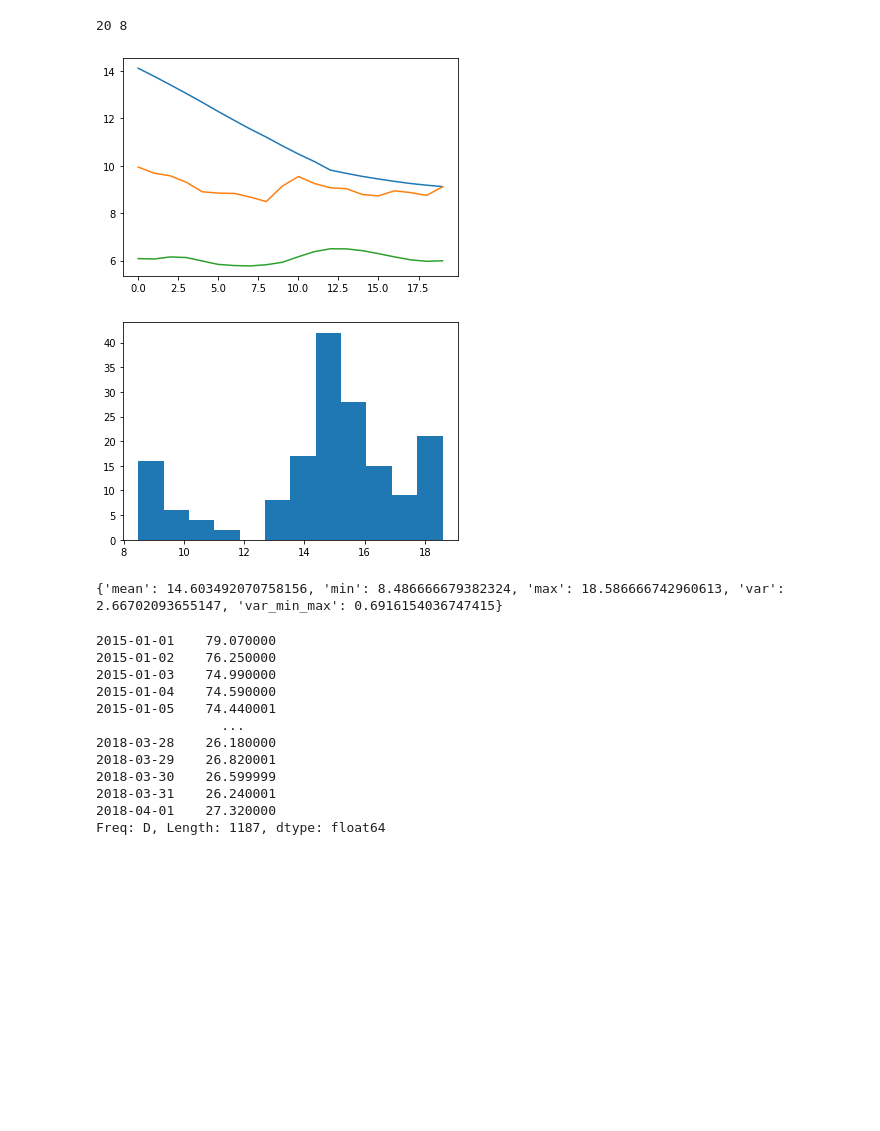
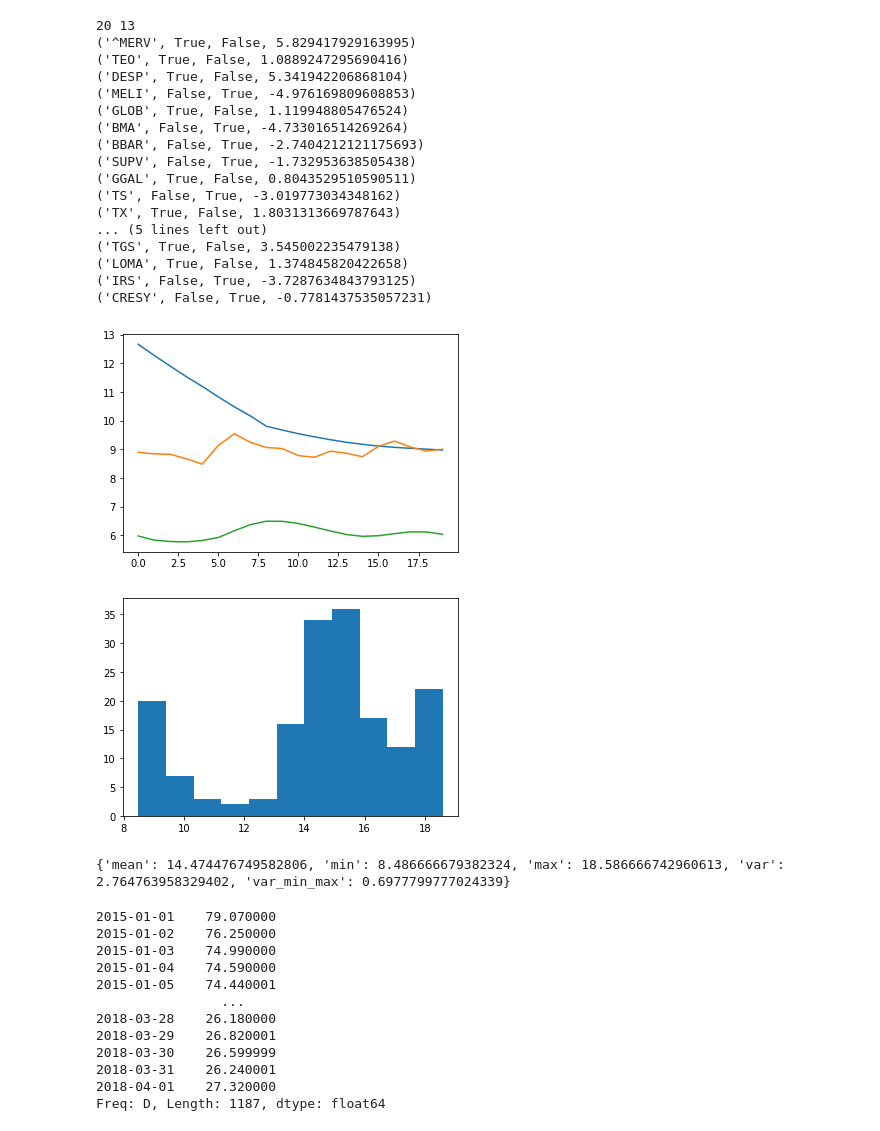
Before and after one commit to lmpizarro/financeExperiments, a Jupyter notebook: financial_exp.ipynb, the cells around one changed output. Saved outputs shown, nothing was run; the diff lists cells and outputs as text; code cells hidden in the pictures; blank space fills up the shorter version.

```diff
--- a/financial_exp.ipynb
+++ b/financial_exp.ipynb
@@ -1,5 +1,6 @@
 # %%
 from yahoofinancials import YahooFinancials
+import matplotlib.pyplot as plt
 import numpy as np
 
 def moving_average(data_set, periods=3):
@@ -10,10 +11,13 @@ def ma_n(close, len_ma):
     len_close = close.size
 
     ma_close = np.zeros(len_close)
+    std_close = np.zeros(len_close)
+
 
     if len_close > 2.0 * len_ma:
         for i in range(len_close - len_ma):
             ma_close[i+len_ma] = close[i: i+len_ma ].mean()
+            std_close[i+len_ma] = close[i: i+len_ma ].std()
     return ma_close
 
 def get_close(ticker, begin, end):
@@ -53,45 +57,64 @@ tickers_ = ['^DJI',  'F', 'GM', 'MSFT', 'IBM', 'AAPL', 'INTC']
 
 
 begin = '2019-01-21'
-end = '2019-09-20'
+end = '2019-09-26'
 len_ma = 20
 
 
 close, volume = get_close(ticker, begin, end)
 ma_close = ma_n(close, len_ma)
 
 for i,ticker in enumerate(tickers):
     gt, lt, pc, short_ma =  get_status_ma(ticker, begin, end, len_ma)
     tickers[i] = (ticker, gt, lt, pc)
 
 print(len(tickers), sum([t[1] for t in tickers]))
 
+for t in tickers:
+    print(t)
+
 plt.plot(ma_close[close.size-20:])
 plt.plot(close[close.size-20:])
 plt.plot(short_ma[close.size-20:])
 
 plt.show()
 
 hist = np.histogram(close)
-import matplotlib.pyplot as plt
+
 
 plt.hist(close, bins='auto')
 
 plt.show()
 
 dict_ = {'mean': close.mean(),
          'min': close.min(),
          'max': close.max(),
          'var': close.std()}
 
 dict_['var_min_max'] = (dict_['max'] - dict_['min'])/dict_['mean']
 
 print(dict_)
 # %% [output]
-20 8
+20 13
+('^MERV', True, False, 5.829417929163995)
+('TEO', True, False, 1.0889247295690416)
+('DESP', True, False, 5.341942206868104)
+('MELI', False, True, -4.976169809608853)
+('GLOB', True, False, 1.119948805476524)
+('BMA', False, True, -4.733016514269264)
+('BBAR', False, True, -2.7404212121175693)
+('SUPV', False, True, -1.732953638505438)
+('GGAL', True, False, 0.8043529510590511)
+('TS', False, True, -3.019773034348162)
+('TX', True, False, 1.8031313669787643)
+... (5 lines left out)
+('TGS', True, False, 3.545002235479138)
+('LOMA', True, False, 1.374845820422658)
+('IRS', False, True, -3.7287634843793125)
+('CRESY', False, True, -0.7781437535057231)
-[figure, old version]
+[figure, new version]
-[figure, old version]
+[figure, new version]
-{'mean': 14.603492070758156, 'min': 8.486666679382324, 'max': 18.586666742960613, 'var': 2.66702093655147, 'var_min_max': 0.6916154036747415}
+{'mean': 14.474476749582806, 'min': 8.486666679382324, 'max': 18.586666742960613, 'var': 2.764763958329402, 'var_min_max': 0.6977799777024339}
 # %%
 import pandas as pd
 import numpy as np
```
Also changed, not shown: parts of 5 cells of this notebook, 1 other file.
